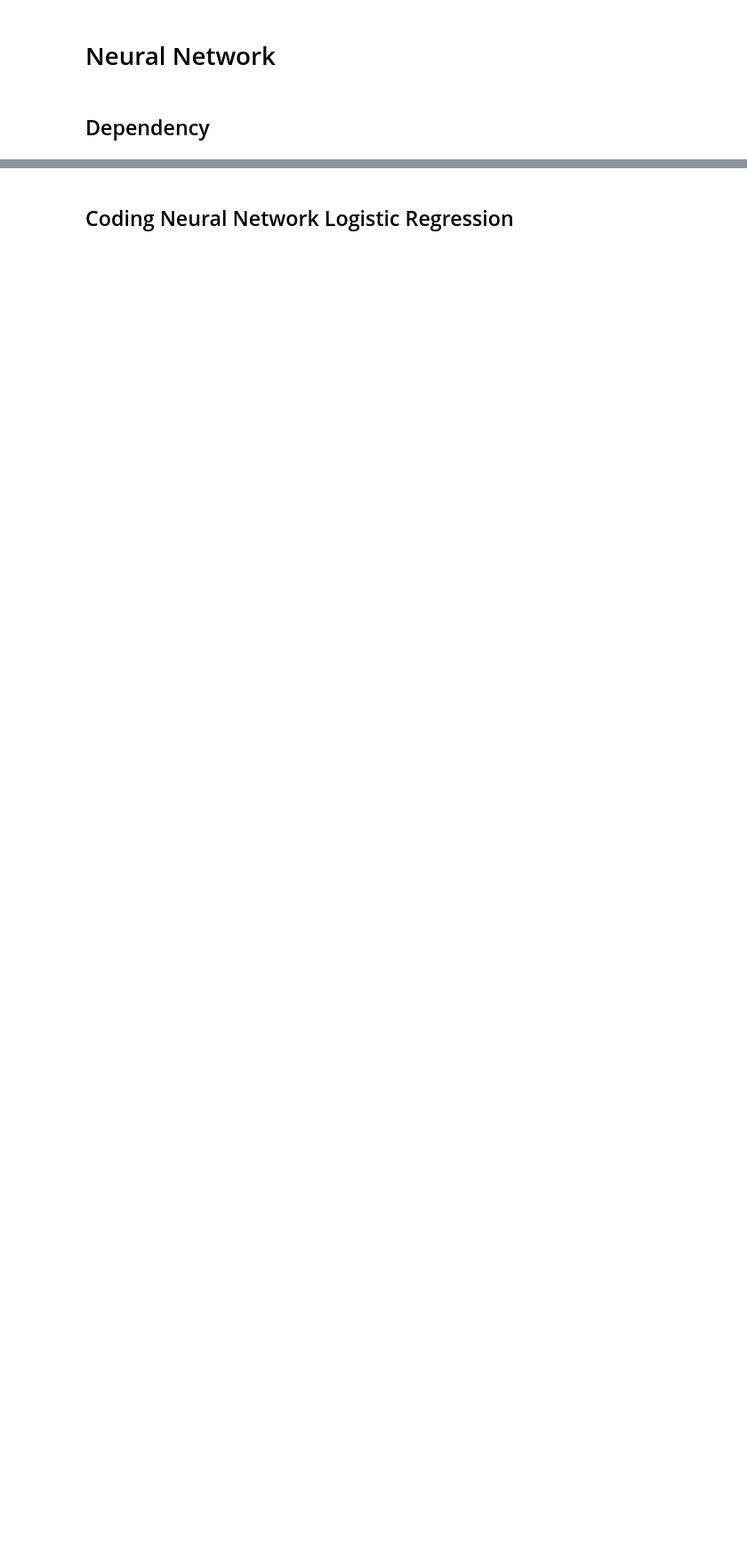
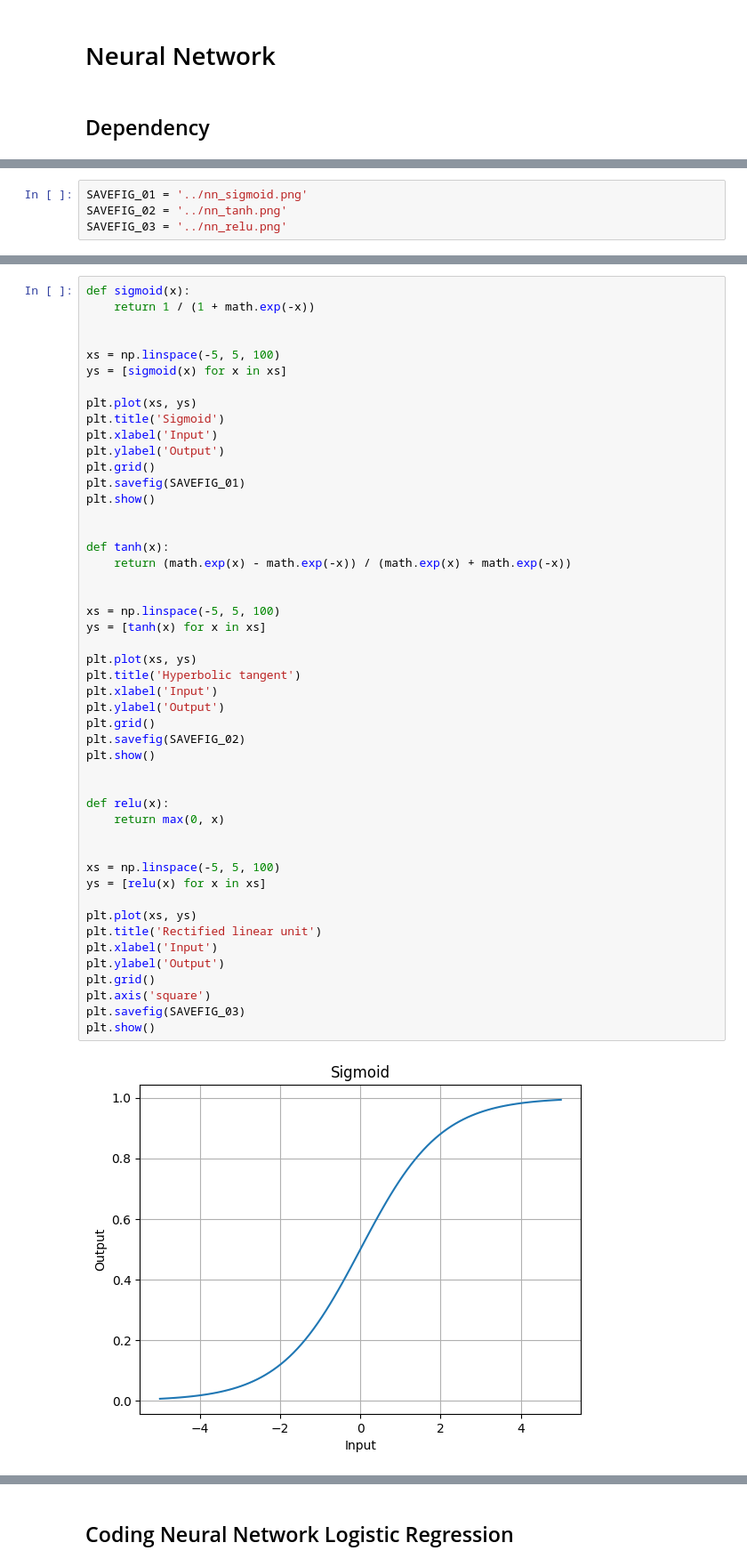
Before and after one commit to yukikitayama/machine-learning, a Jupyter notebook: notebook/neural_network.ipynb, the cells around one changed output, grey strips where cells are left out. Shown at 89% size. Cells and saved outputs as stored; diff of their text form; blank space fills up the shorter version.

```diff
--- a/notebook/neural_network.ipynb
+++ b/notebook/neural_network.ipynb
@@ -12,0 +16,4 @@ plt.style.use('default')
+# %%
+SAVEFIG_01 = '../nn_sigmoid.png'
+SAVEFIG_02 = '../nn_tanh.png'
+SAVEFIG_03 = '../nn_relu.png'
@@ -12,0 +53,50 @@ plt.style.use('default')
+# %%
+def sigmoid(x):
+    return 1 / (1 + math.exp(-x))
+
+
+xs = np.linspace(-5, 5, 100)
+ys = [sigmoid(x) for x in xs]
+
+plt.plot(xs, ys)
+plt.title('Sigmoid')
+plt.xlabel('Input')
+plt.ylabel('Output')
+plt.grid()
+plt.savefig(SAVEFIG_01)
+plt.show()
+
+
+def tanh(x):
+    return (math.exp(x) - math.exp(-x)) / (math.exp(x) + math.exp(-x))
+
+
+xs = np.linspace(-5, 5, 100)
+ys = [tanh(x) for x in xs]
+
+plt.plot(xs, ys)
+plt.title('Hyperbolic tangent')
+plt.xlabel('Input')
+plt.ylabel('Output')
+plt.grid()
+plt.savefig(SAVEFIG_02)
+plt.show()
+
+
+def relu(x):
+    return max(0, x)
+
+
+xs = np.linspace(-5, 5, 100)
+ys = [relu(x) for x in xs]
+
+plt.plot(xs, ys)
+plt.title('Rectified linear unit')
+plt.xlabel('Input')
+plt.ylabel('Output')
+plt.grid()
+plt.axis('square')
+plt.savefig(SAVEFIG_03)
+plt.show()
+# %% [output]
+[figure, added]
```
Also changed, not shown: parts of 9 cells of this notebook, 3 other files.
